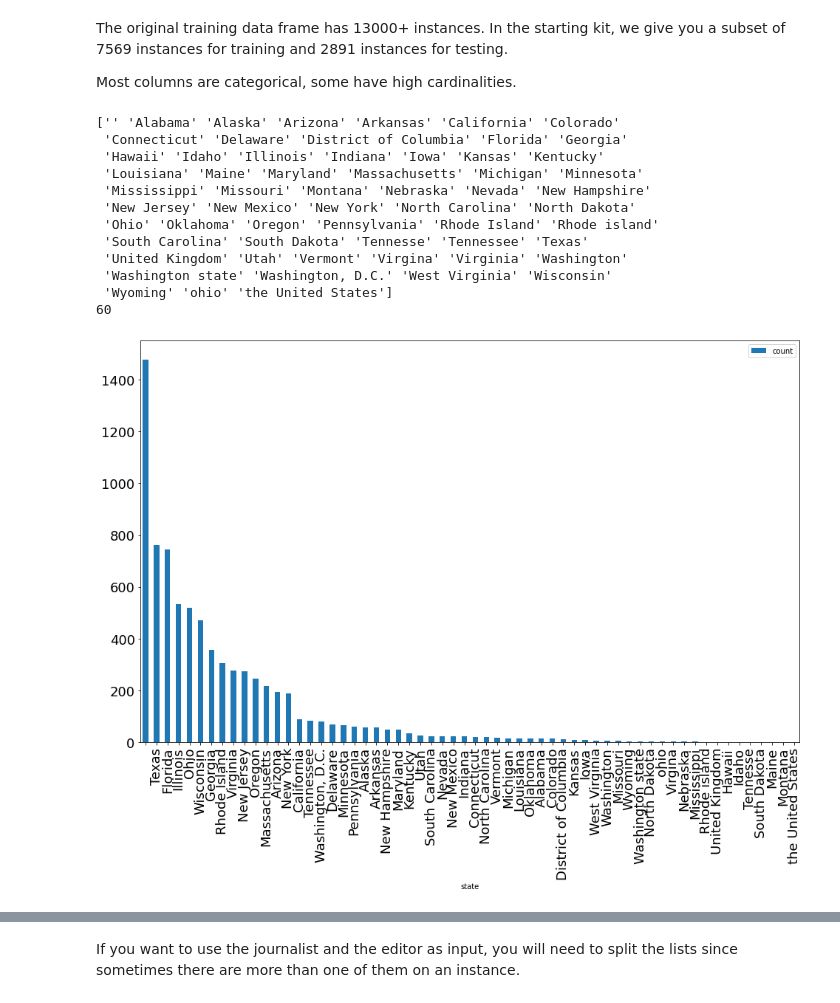
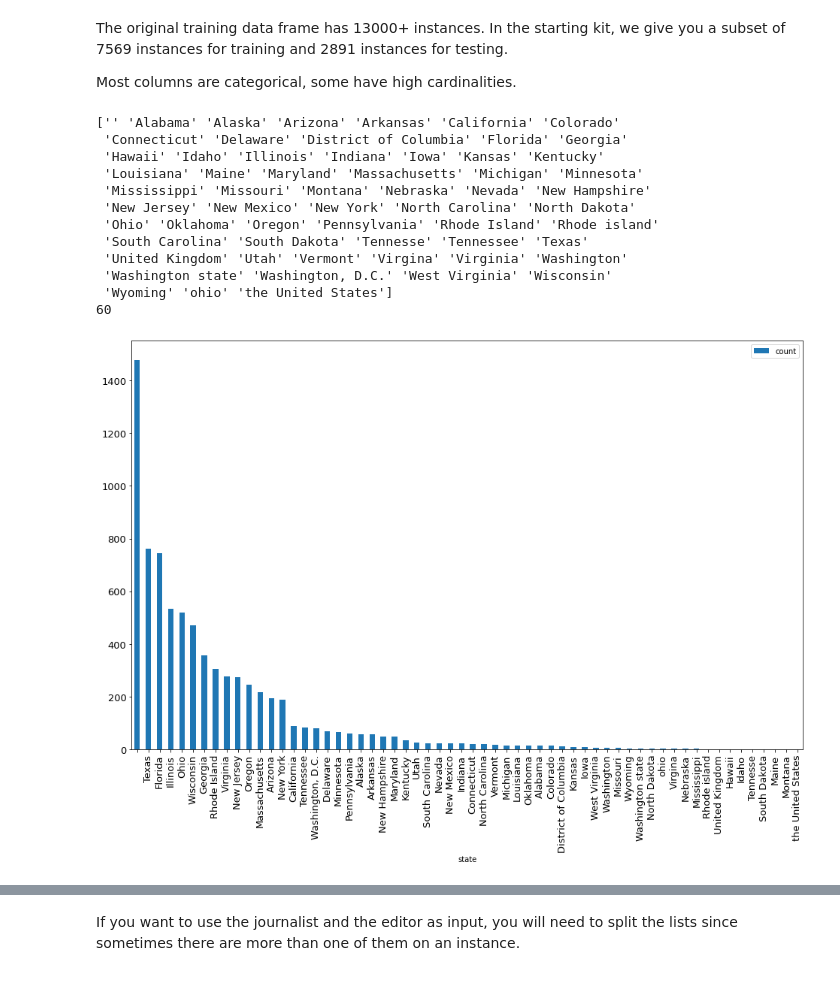
Before and after one commit to lucyleeow/fake_news, a Jupyter notebook: fake_news_starting_kit.ipynb, the cells around one changed output, grey strips where cells are left out. Cells and saved outputs as stored; diff of their text form; code cells hidden in the pictures.

```diff
--- a/fake_news_starting_kit.ipynb
+++ b/fake_news_starting_kit.ipynb
@@ -113,24 +113,24 @@ Most columns are categorical, some have high cardinalities.
 # %%
 print(np.unique(data['state']))
 print(len(np.unique(data['state'])))
 data.groupby('state').count()[['job']].sort_values(
     'job', ascending=False).reset_index().rename(
     columns={'job': 'count'}).plot.bar(
-    x='state', y='count', figsize=(16, 10), fontsize=18);
+    x='state', y='count', figsize=(16, 10), fontsize=13);
 # %% [output]
 ['' 'Alabama' 'Alaska' 'Arizona' 'Arkansas' 'California' 'Colorado'
  'Connecticut' 'Delaware' 'District of Columbia' 'Florida' 'Georgia'
  'Hawaii' 'Idaho' 'Illinois' 'Indiana' 'Iowa' 'Kansas' 'Kentucky'
  'Louisiana' 'Maine' 'Maryland' 'Massachusetts' 'Michigan' 'Minnesota'
  'Mississippi' 'Missouri' 'Montana' 'Nebraska' 'Nevada' 'New Hampshire'
  'New Jersey' 'New Mexico' 'New York' 'North Carolina' 'North Dakota'
  'Ohio' 'Oklahoma' 'Oregon' 'Pennsylvania' 'Rhode Island' 'Rhode island'
  'South Carolina' 'South Dakota' 'Tennesse' 'Tennessee' 'Texas'
  'United Kingdom' 'Utah' 'Vermont' 'Virgina' 'Virginia' 'Washington'
  'Washington state' 'Washington, D.C.' 'West Virginia' 'Wisconsin'
  'Wyoming' 'ohio' 'the United States']
 60
-[figure, old version]
+[figure, new version]
 # %%
 print(np.unique(data['job']))
 print(len(np.unique(data['job'])))
```
Also changed, not shown: parts of 9 cells of this notebook, 2 other files.
